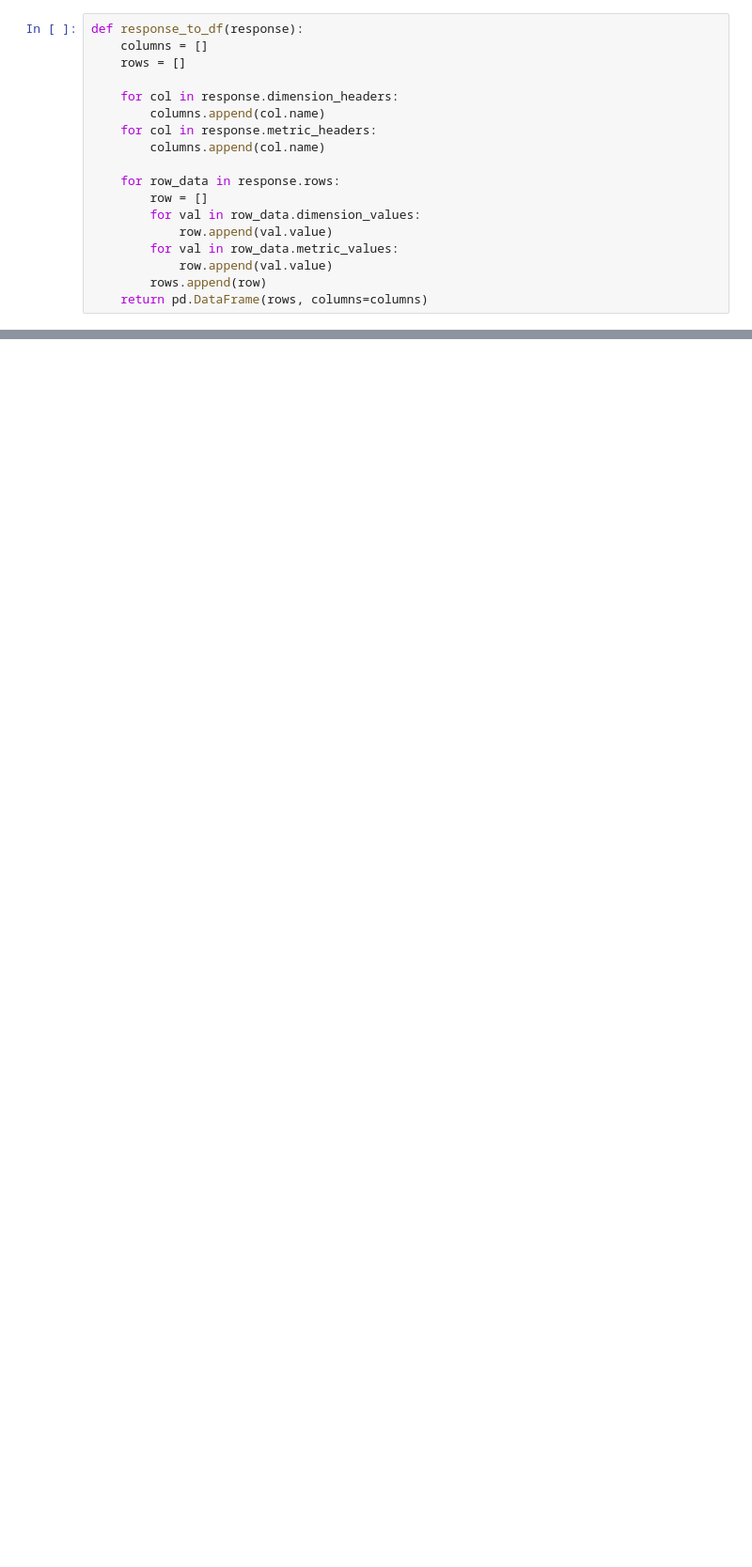
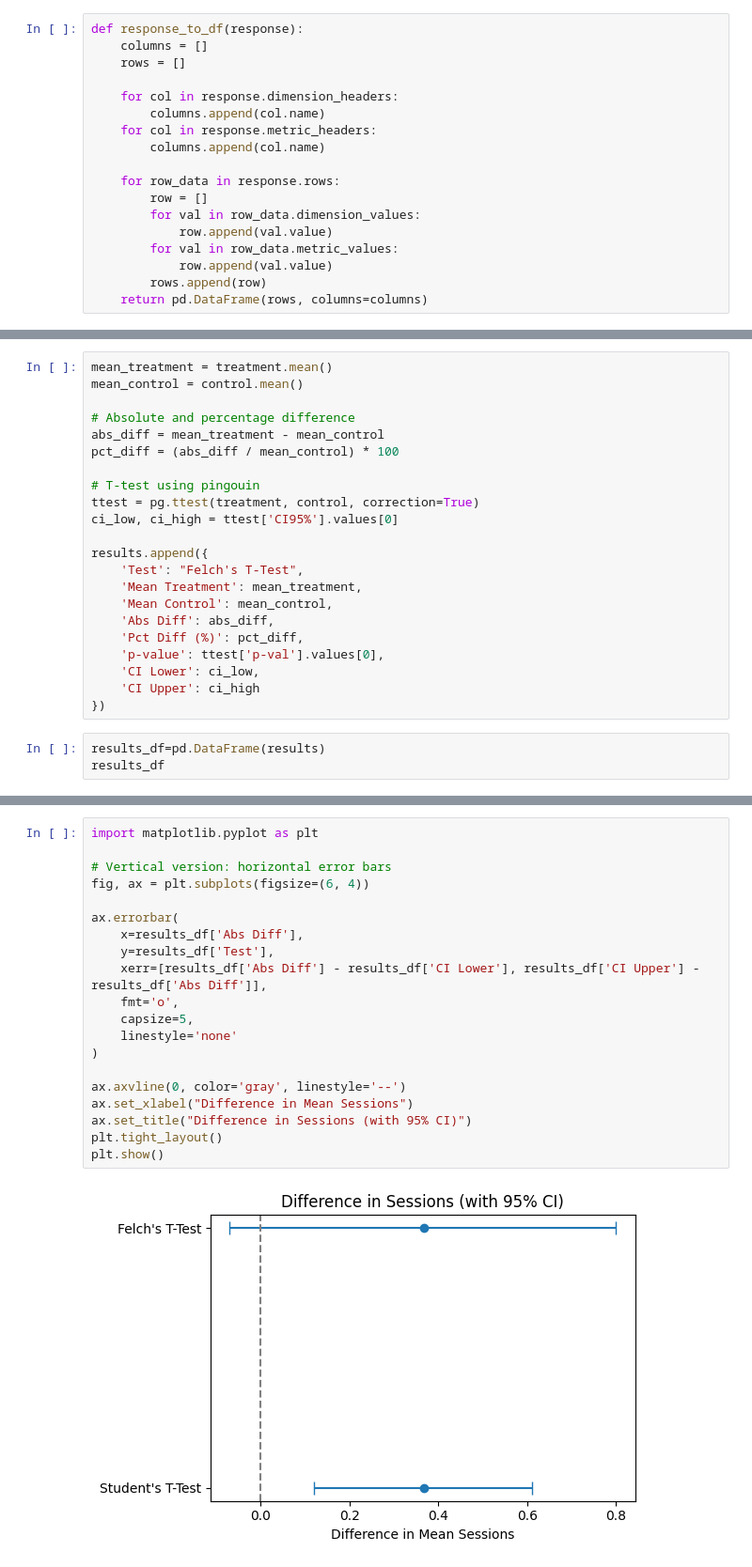
Before and after one commit to tantantan12/itom6219_2025, a Jupyter notebook: Week 5/Week_5_AB_Test_In_Python.ipynb, the cells around one changed output, grey strips where cells are left out. Shown at 94% size. Cells and saved outputs as stored; diff of their text form; blank space fills up the shorter version.

```diff
--- a/Week 5/Week_5_AB_Test_In_Python.ipynb
+++ b/Week 5/Week_5_AB_Test_In_Python.ipynb
@@ -314,0 +306,25 @@ treatment =df[df['medium'] == 'announcement']['sessions'].astype(int)
+# %%
+mean_treatment = treatment.mean()
+mean_control = control.mean()
+
+# Absolute and percentage difference
+abs_diff = mean_treatment - mean_control
+pct_diff = (abs_diff / mean_control) * 100
+
+# T-test using pingouin
+ttest = pg.ttest(treatment, control, correction=True)
+ci_low, ci_high = ttest['CI95%'].values[0]
+
+results.append({
+    'Test': "Felch's T-Test",
+    'Mean Treatment': mean_treatment,
+    'Mean Control': mean_control,
+    'Abs Diff': abs_diff,
+    'Pct Diff (%)': pct_diff,
+    'p-value': ttest['p-val'].values[0],
+    'CI Lower': ci_low,
+    'CI Upper': ci_high
+})
+# %%
+results_df=pd.DataFrame(results)
+results_df
@@ -314,0 +337,22 @@ treatment =df[df['medium'] == 'announcement']['sessions'].astype(int)
+# %%
+import matplotlib.pyplot as plt
+
+# Vertical version: horizontal error bars
+fig, ax = plt.subplots(figsize=(6, 4))
+
+ax.errorbar(
+    x=results_df['Abs Diff'],
+    y=results_df['Test'],
+    xerr=[results_df['Abs Diff'] - results_df['CI Lower'], results_df['CI Upper'] - results_df['Abs Diff']],
+    fmt='o',
+    capsize=5,
+    linestyle='none'
+)
+
+ax.axvline(0, color='gray', linestyle='--')
+ax.set_xlabel("Difference in Mean Sessions")
+ax.set_title("Difference in Sessions (with 95% CI)")
+plt.tight_layout()
+plt.show()
+# %% [output]
+[figure, added]
```
Also changed, not shown: parts of 47 cells of this notebook, 1 other file.
